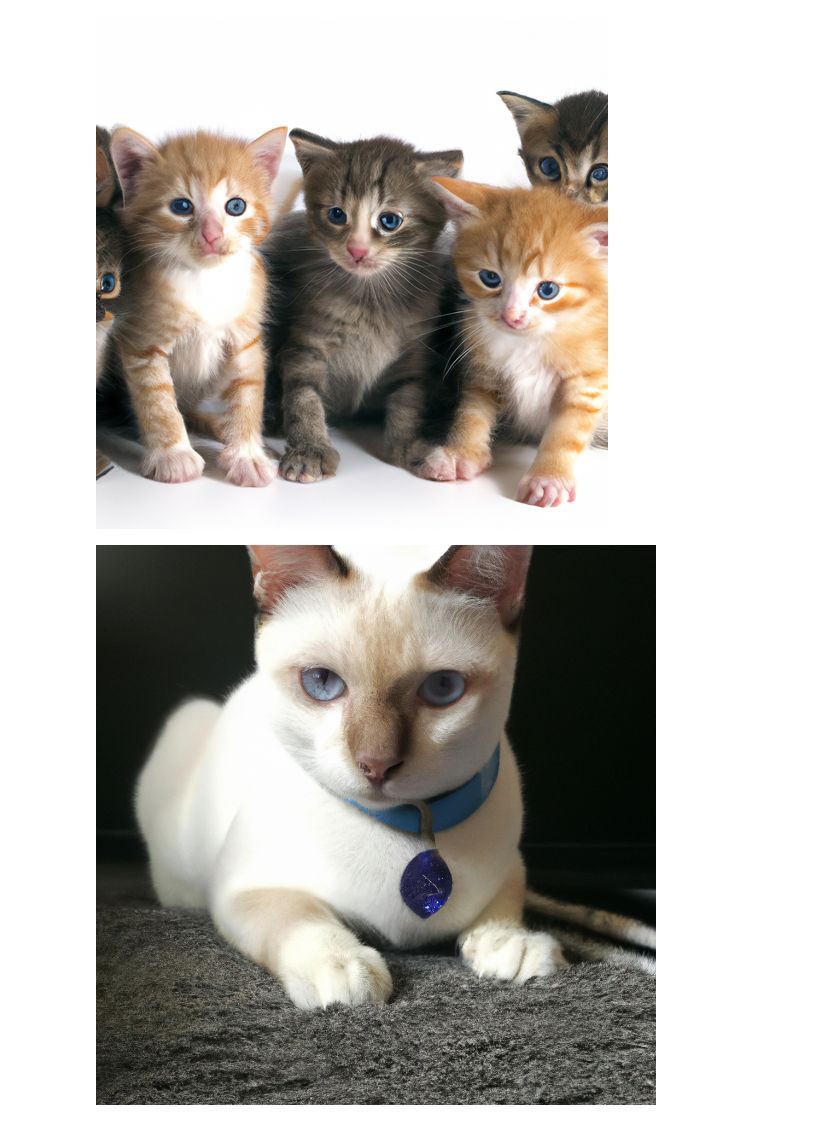
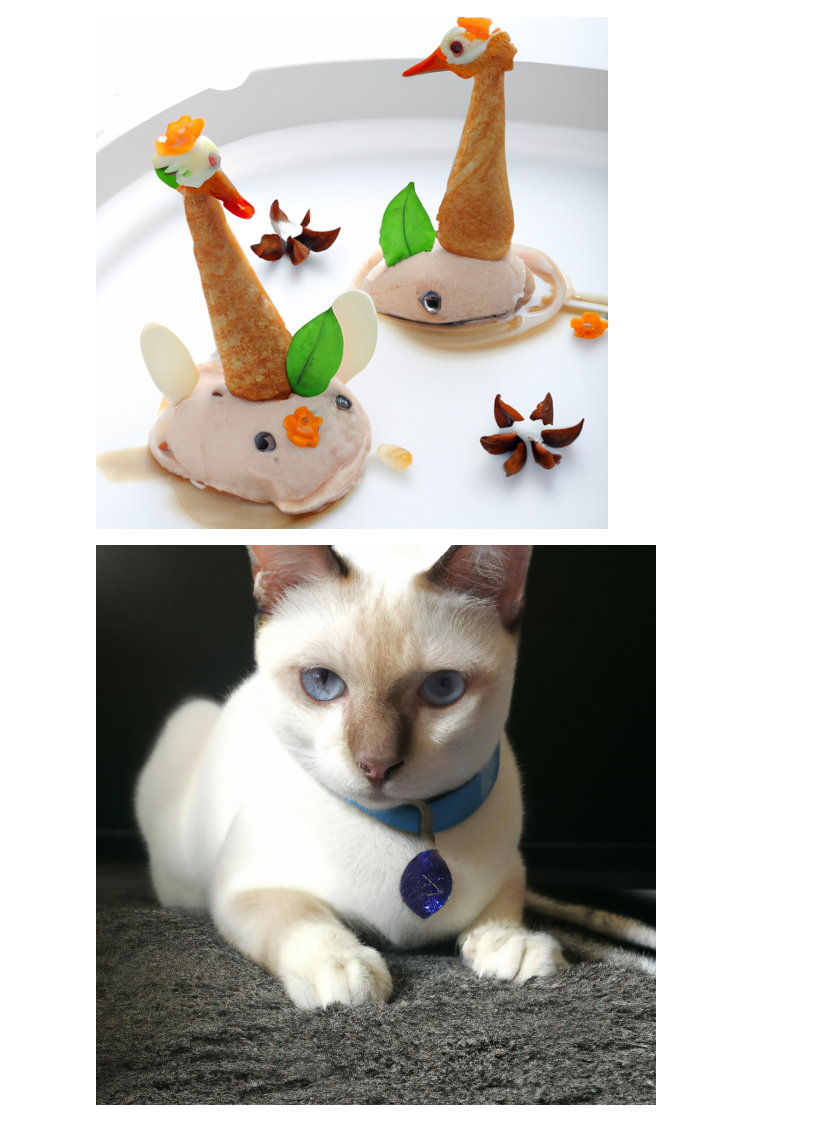
Before and after one commit to thedanindanger/yaads-examples, a Jupyter notebook: imageGeneration/imageGen.ipynb, the cells around one changed output. Cells and saved outputs as stored; diff of their text form; code cells hidden in the pictures.

```diff
--- a/imageGeneration/imageGen.ipynb
+++ b/imageGeneration/imageGen.ipynb
@@ -9,21 +9,21 @@ key = open("./.config/openai.key").read()
 # %%
 import os
 import openai
 
 # Load your API key from an environment variable or secret management service
 openai.api_key = key
 
 response = openai.Image.create(
-  prompt="Five orange and gray kittens",
+  prompt="goose heads on ice cream",
   n=1,
   size="512x512"
 )
 image_url = response['data'][0]['url']
 response = requests.get(image_url)
 img = Image.open(BytesIO(response.content))
 img
 # %% [output]
-[figure, old version]
+[figure, new version]
 # %%
 # %% [output]
 [figure]
```
Also changed, not shown: 3 other files.
